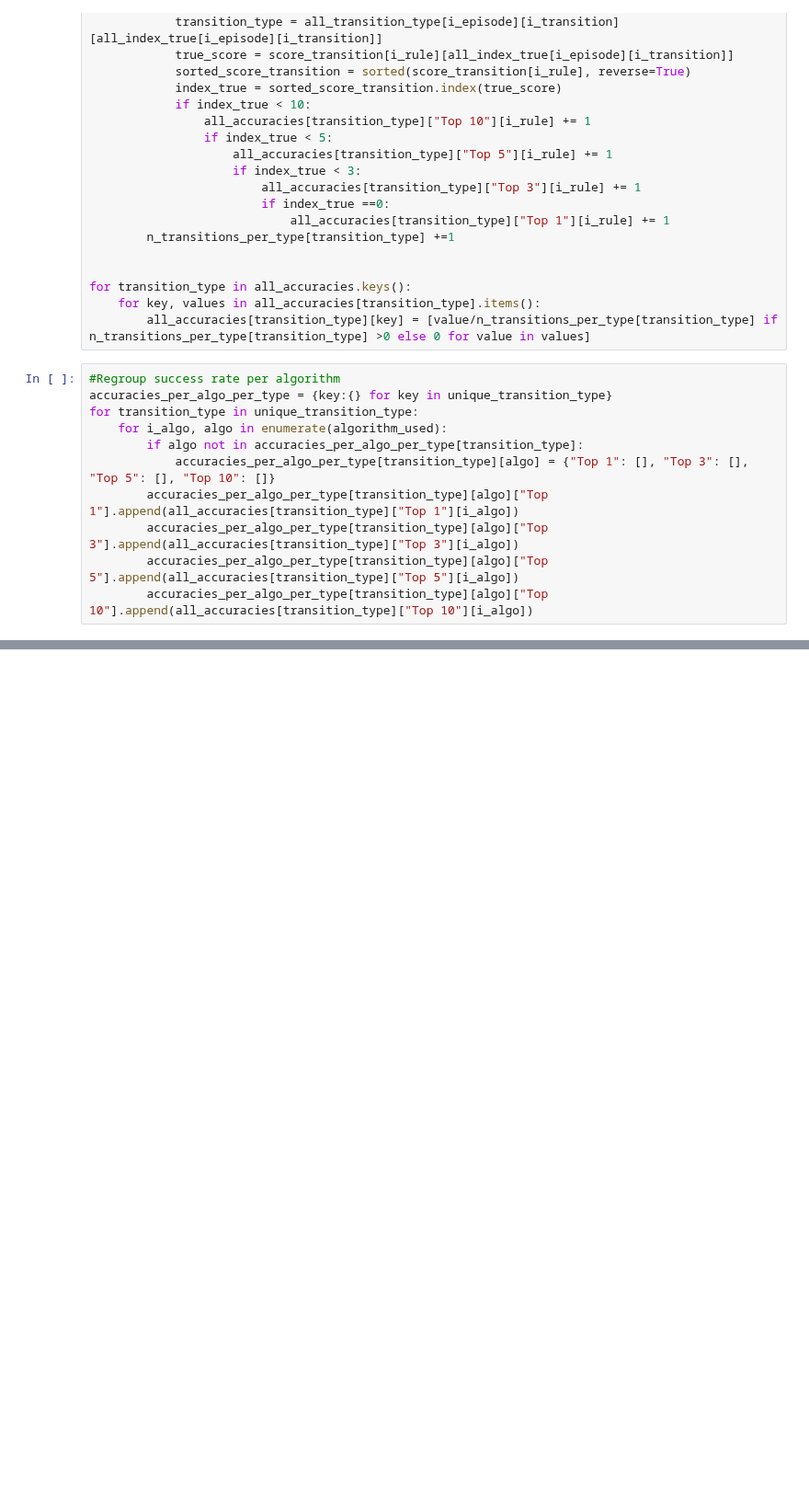
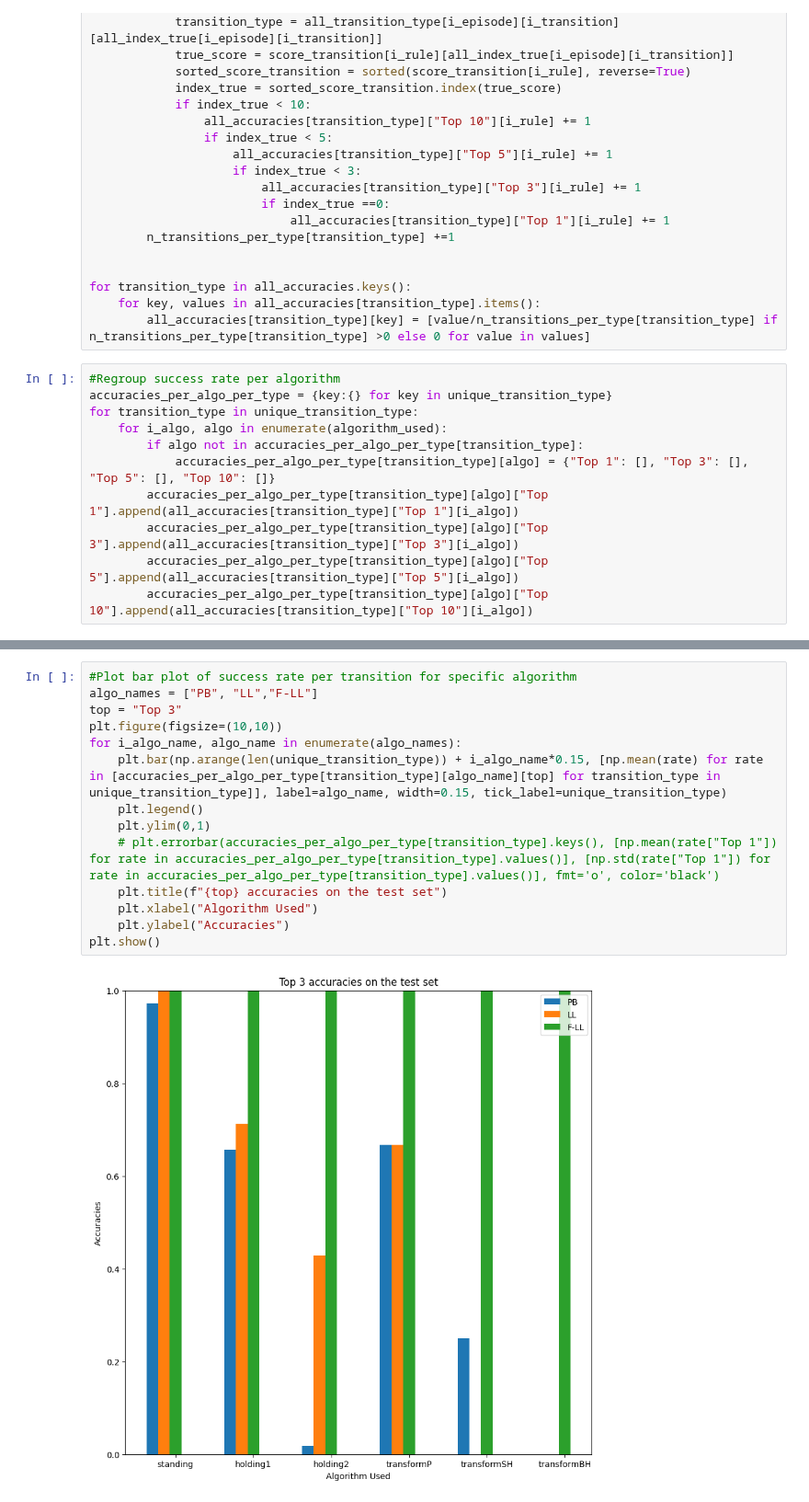
Before and after one commit to flowersteam/WorldLLM, a Jupyter notebook: plots/evaluate_worldmodel.ipynb, the cells around one changed output, grey strips where cells are left out. Shown at 92% size. Cells and saved outputs as stored; diff of their text form; blank space fills up the shorter version.

```diff
--- a/plots/evaluate_worldmodel.ipynb
+++ b/plots/evaluate_worldmodel.ipynb
@@ -105,3 +187,19 @@ for transition_type in unique_transition_type:
+# %%
+#Plot bar plot of success rate per transition for specific algorithm
+algo_names = ["PB", "LL","F-LL"]
+top = "Top 3"
+plt.figure(figsize=(10,10))
+for i_algo_name, algo_name in enumerate(algo_names):
+    plt.bar(np.arange(len(unique_transition_type)) + i_algo_name*0.15, [np.mean(rate) for rate in [accuracies_per_algo_per_type[transition_type][algo_name][top] for transition_type in unique_transition_type]], label=algo_name, width=0.15, tick_label=unique_transition_type)
+    plt.legend()
+    plt.ylim(0,1)
+    # plt.errorbar(accuracies_per_algo_per_type[transition_type].keys(), [np.mean(rate["Top 1"]) for rate in accuracies_per_algo_per_type[transition_type].values()], [np.std(rate["Top 1"]) for rate in accuracies_per_algo_per_type[transition_type].values()], fmt='o', color='black')
+    plt.title(f"{top} accuracies on the test set")
+    plt.xlabel("Algorithm Used")
+    plt.ylabel("Accuracies")
+plt.show()
+# %% [output]
+[figure, added]
 # %%
 #Plot bar plot of success rate per algorithm for each transition type
 plt.figure(figsize=(24,24))
```
Also changed, not shown: parts of 10 cells of this notebook, 1 other file.
